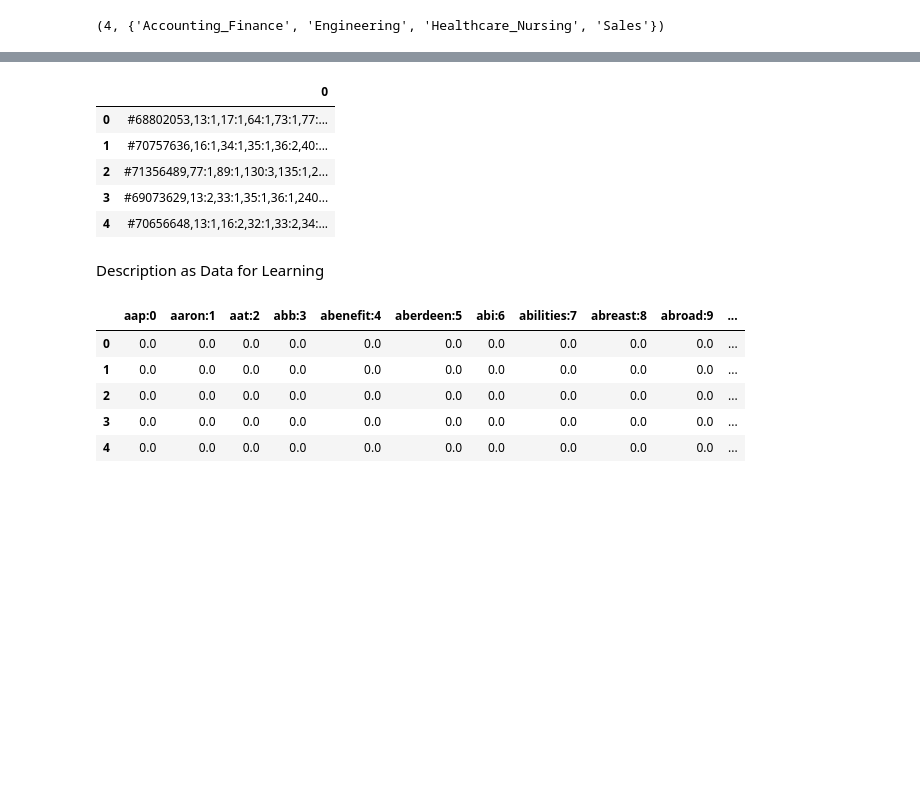
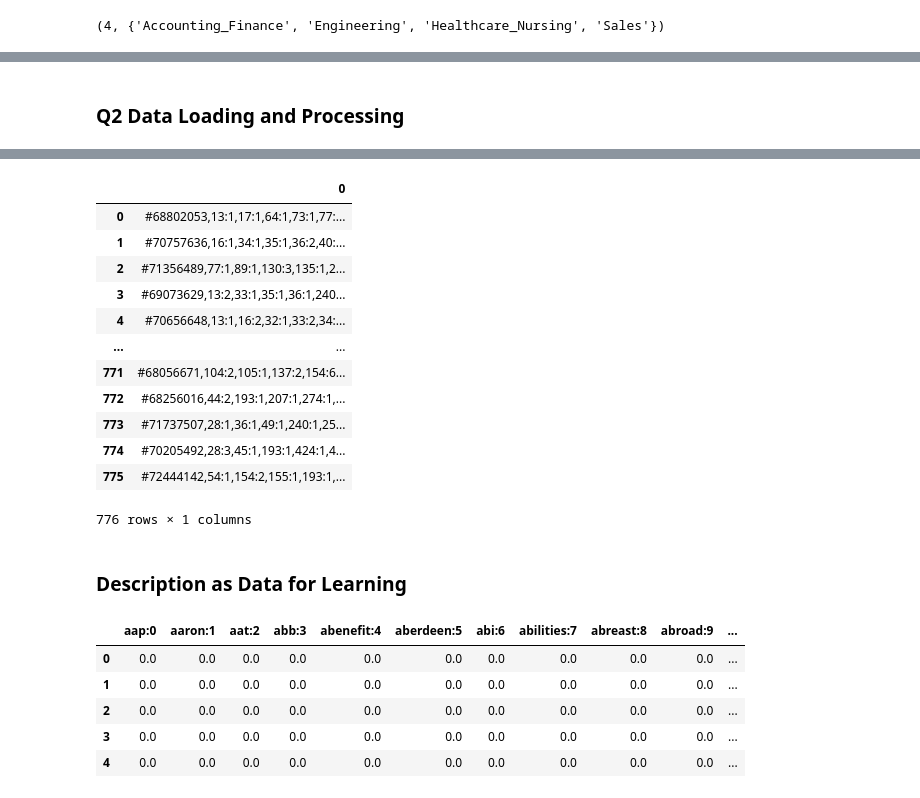
Before and after one commit to Rylan-rmit/AdvData2, a Jupyter notebook: task2_3.ipynb, the cells around one changed output, grey strips where cells are left out. Drawn from its saved outputs; the diff is of its cells as text; code cells hidden in the pictures; blank space fills up the shorter version.

```diff
--- a/task2_3.ipynb
+++ b/task2_3.ipynb
@@ -48,17 +66,3 @@ job_ads = pd.read_csv("processed_job_ads.csv")
 
 # Convert the 'Tokenized Description' column from string to list
 job_ads["Tokenized Description"] = job_ads["Tokenized Description"].apply(lambda x: eval(x))
-
-# Convert each job advertisement description into a sparse count vector representation
-count_vectors = []
-
-for _, row in job_ads.iterrows():
-    vector = {}
-    for word in row["Tokenized Description"]:
-        if word in word_to_index:
-            vector[word_to_index[word]] = vector.get(word_to_index[word], 0) + 1
-    sorted_vector = sorted(vector.items(), key=lambda x: x[0])
-    count_vectors.append((row["Webindex"], sorted_vector))
-
-# Display the first few count vectors for review
-count_vectors[:5]
@@ -97,7 +74,7 @@ vocab_cleaned = [word.split(":")[0] for word in vocab]
 word_to_index_cleaned = {word: idx for idx, word in enumerate(vocab_cleaned)}
 
 # Convert each job advertisement description into a sparse count vector representation based on the cleaned vocabulary
-count_vectors_cleaned = []
+count_vectors = []
 
 for _, row in job_ads.iterrows():
     vector = {}
@@ -105,10 +82,10 @@ for _, row in job_ads.iterrows():
         if word in word_to_index_cleaned:
             vector[word_to_index_cleaned[word]] = vector.get(word_to_index_cleaned[word], 0) + 1
     sorted_vector = sorted(vector.items(), key=lambda x: x[0])
-    count_vectors_cleaned.append((row["Webindex"], sorted_vector))
+    count_vectors.append((row["Webindex"], sorted_vector))
 
 # Display the first few count vectors for review after correction
-count_vectors_cleaned[:5]
+count_vectors[:5]
 # %% [output]
 [(68802053,
   [(13, 1),
@@ -134,7 +111,7 @@ Save the count vector representation as per spectification.
 # %%
 # Saving the count vectors to count_vectors.txt
 with open("count_vectors.txt", "w") as f:
-    for webindex, vector in count_vectors_cleaned:
+    for webindex, vector in count_vectors:
         vector_str = ",".join([f"{idx}:{freq}" for idx, freq in vector])
         f.write(f"#{webindex},{vector_str}\n")
 # %%
@@ -232,3 +219,5 @@ avg_accuracy_tfidf_weighted, avg_accuracy_unweighted
+# %% [markdown]
+### Q2 Data Loading and Processing
 # %%
 # Load the dataset
 df_job_ads = pd.read_csv('processed_job_ads.csv')
@@ -243,20 +232,27 @@ df_job_ads.head()
 # %%
 # Load vocabulary
 with open('vocab.txt', 'r') as f:
     vocab = f.read().splitlines()
 
 # Load a few lines from the count vectors file to inspect its structure
-sample_count_vectors = pd.read_csv('count_vectors.txt', sep=" ", header=None, nrows=5)
-sample_count_vectors
+count_vectors = pd.read_csv('count_vectors.txt', sep=" ", header=None)
+count_vectors
 # %% [output]
 |  | 0 |
 | 0 | #68802053,13:1,17:1,64:1,73:1,77:... |
 | 1 | #70757636,16:1,34:1,35:1,36:2,40:... |
 | 2 | #71356489,77:1,89:1,130:3,135:1,2... |
 | 3 | #69073629,13:2,33:1,35:1,36:1,240... |
 | 4 | #70656648,13:1,16:2,32:1,33:2,34:... |
+| ... | ... |
+| 771 | #68056671,104:2,105:1,137:2,154:6... |
+| 772 | #68256016,44:2,193:1,207:1,274:1,... |
+| 773 | #71737507,28:1,36:1,49:1,240:1,25... |
+| 774 | #70205492,28:3,45:1,193:1,424:1,4... |
+| 775 | #72444142,54:1,154:2,155:1,193:1,... |
+776 rows × 1 columns
 # %% [markdown]
-Description as Data for Learning
+### Description as Data for Learning
 # %%
 # Extract Webindex and count vectors from the sparse representation
 web_indices = []
```
Also changed, not shown: parts of 19 cells of this notebook, 1 other file.
